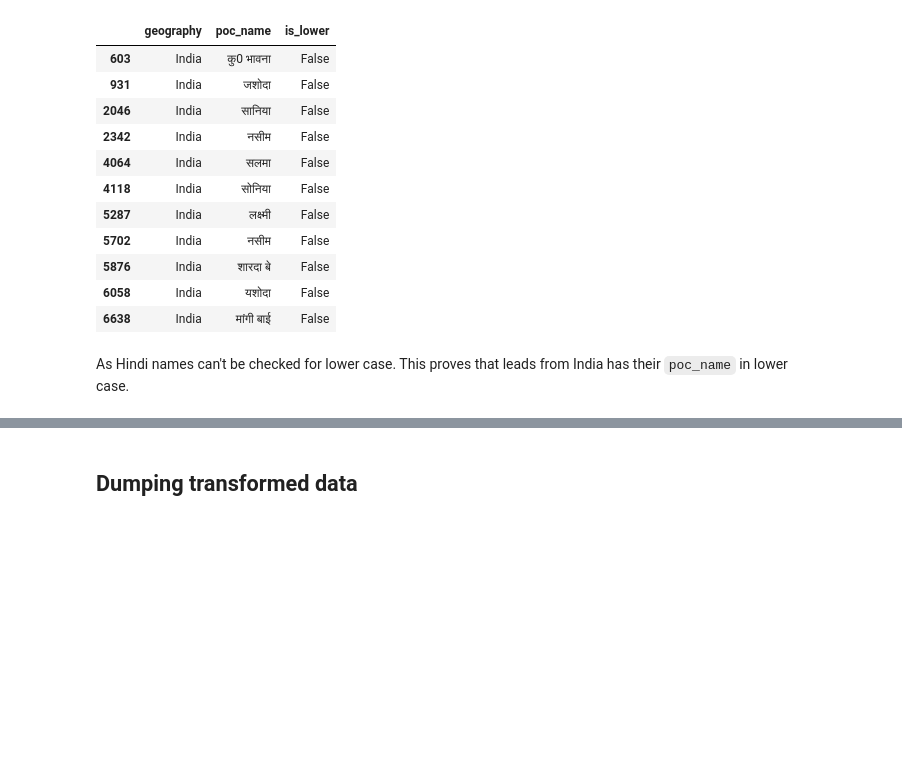
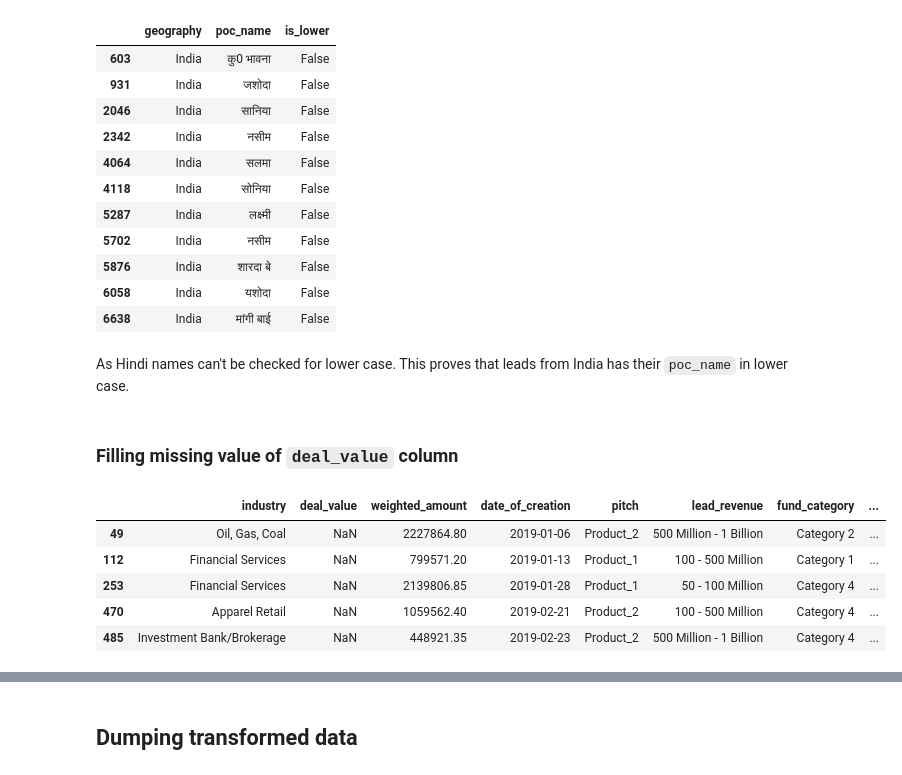
Before and after one commit to sank3t/Reduce-Marketing-Spend, a Jupyter notebook: Data Preparation.ipynb, the cells around one changed output, grey strips where cells are left out. Saved outputs shown, nothing was run; the diff lists cells and outputs as text; code cells hidden in the pictures; blank space fills up the shorter version.

Commit message:
Added strategy of filling missing value for deal_value column

```diff
--- a/Data Preparation.ipynb
+++ b/Data Preparation.ipynb
@@ -272,3 +275,14 @@ As Hindi names can't be checked for lower case. This proves that leads from Indi
 df_train['geography'] = df_train['geography'].fillna(
     df_train['poc_name'].apply(lambda name: fill_geography(check_case(name)))
 )
+# %% [markdown]
+### Filling missing value of `deal_value` column
+# %%
+df_train[df_train['deal_value'].isna()].head()
+# %% [output]
+|  | industry | deal_value | weighted_amount | date_of_creation | pitch | lead_revenue | fund_category | ... |
+| 49 | Oil, Gas, Coal | NaN | 2227864.80 | 2019-01-06 | Product_2 | 500 Million - 1 Billion | Category 2 | ... |
+| 112 | Financial Services | NaN | 799571.20 | 2019-01-13 | Product_1 | 100 - 500 Million | Category 1 | ... |
+| 253 | Financial Services | NaN | 2139806.85 | 2019-01-28 | Product_1 | 50 - 100 Million | Category 4 | ... |
+| 470 | Apparel Retail | NaN | 1059562.40 | 2019-02-21 | Product_2 | 100 - 500 Million | Category 4 | ... |
+| 485 | Investment Bank/Brokerage | NaN | 448921.35 | 2019-02-23 | Product_2 | 500 Million - 1 Billion | Category 4 | ... |
```
Also changed, not shown: parts of 3 cells of this notebook.
